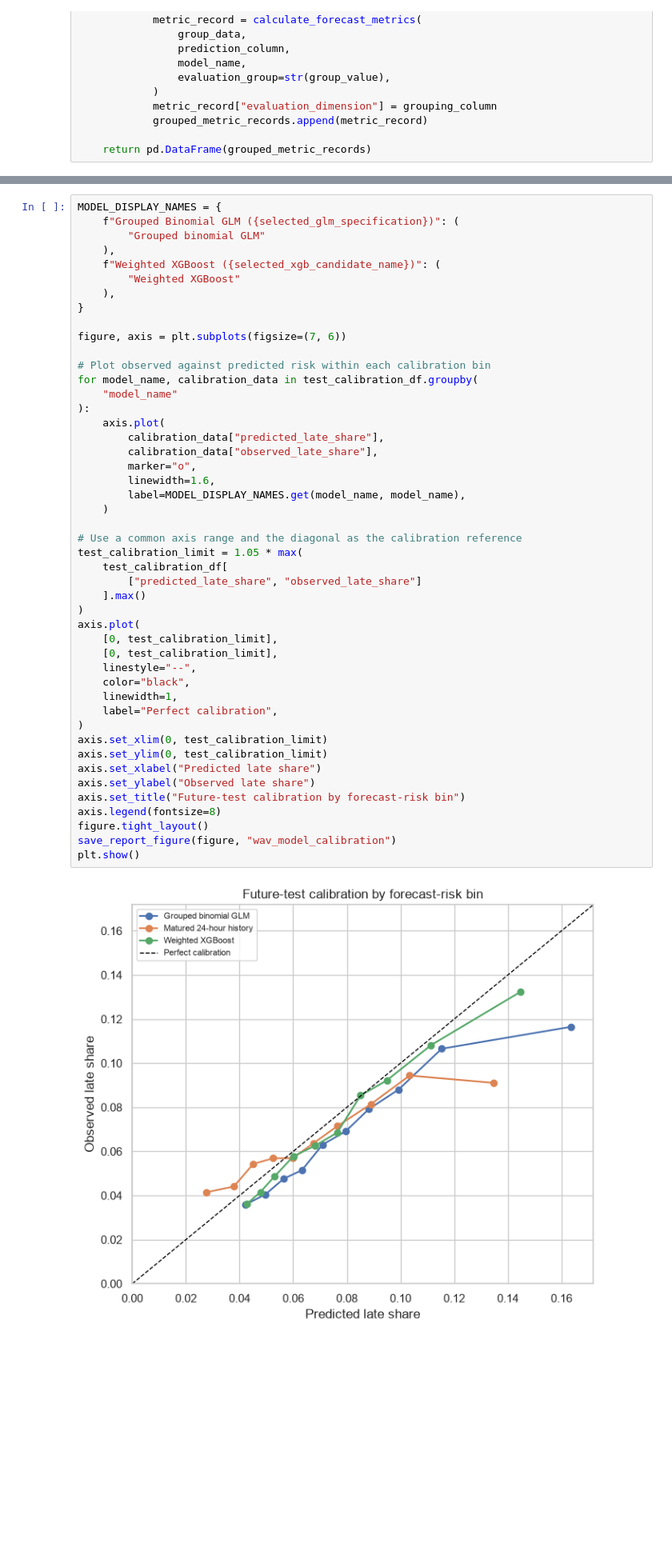
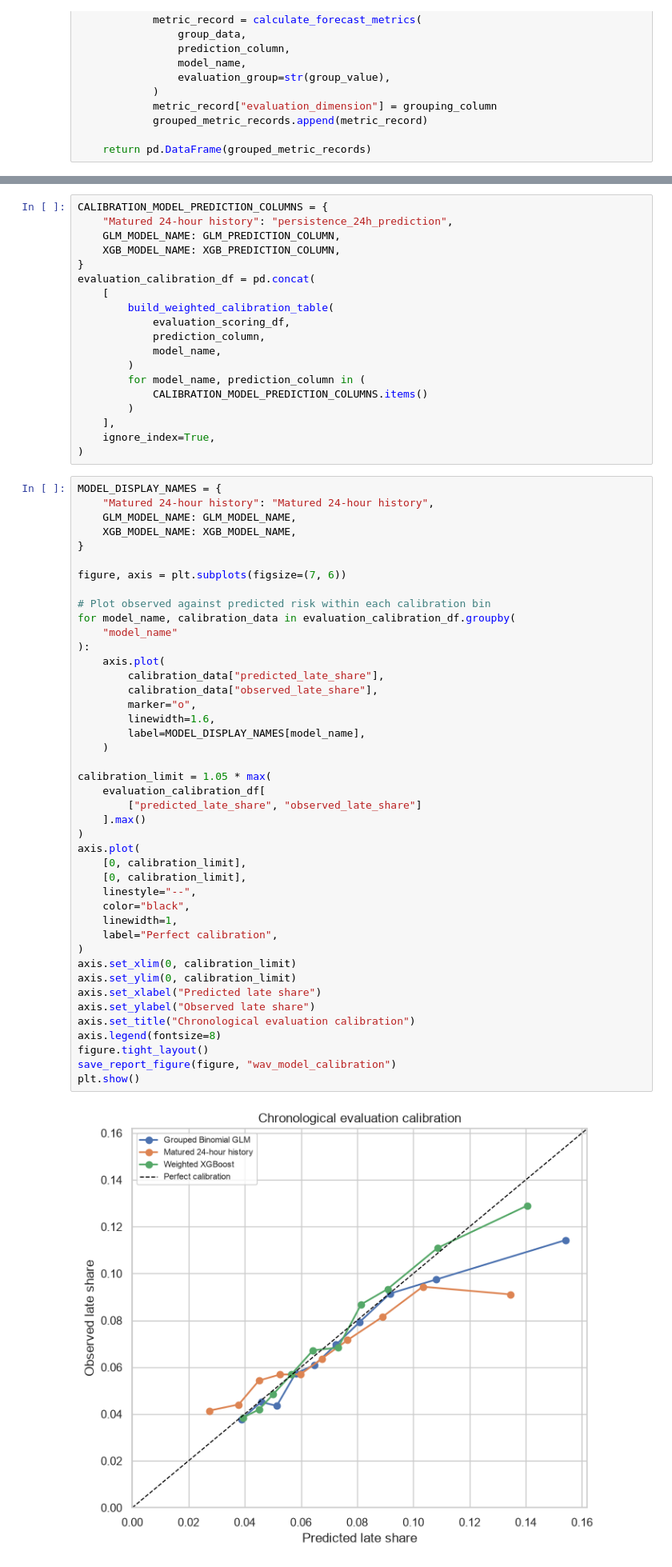
Before and after one commit to LavenderLe7/MAST30034-2026-Project1, a Jupyter notebook: project_analysis.ipynb, the cells around one changed output, grey strips where cells are left out. Shown at 80% size. Cells and saved outputs as stored; diff of their text form; blank space fills up the shorter version.

```diff
--- a/project_analysis.ipynb
+++ b/project_analysis.ipynb
@@ -3899,49 +3999,64 @@ high_risk_performance_df[
+# %%
+CALIBRATION_MODEL_PREDICTION_COLUMNS = {
+    "Matured 24-hour history": "persistence_24h_prediction",
+    GLM_MODEL_NAME: GLM_PREDICTION_COLUMN,
+    XGB_MODEL_NAME: XGB_PREDICTION_COLUMN,
+}
+evaluation_calibration_df = pd.concat(
+    [
+        build_weighted_calibration_table(
+            evaluation_scoring_df,
+            prediction_column,
+            model_name,
+        )
+        for model_name, prediction_column in (
+            CALIBRATION_MODEL_PREDICTION_COLUMNS.items()
+        )
+    ],
+    ignore_index=True,
+)
 # %%
 MODEL_DISPLAY_NAMES = {
-    f"Grouped Binomial GLM ({selected_glm_specification})": (
-        "Grouped binomial GLM"
-    ),
-    f"Weighted XGBoost ({selected_xgb_candidate_name})": (
-        "Weighted XGBoost"
-    ),
+    "Matured 24-hour history": "Matured 24-hour history",
+    GLM_MODEL_NAME: GLM_MODEL_NAME,
+    XGB_MODEL_NAME: XGB_MODEL_NAME,
 }
 
 figure, axis = plt.subplots(figsize=(7, 6))
 
 # Plot observed against predicted risk within each calibration bin
-for model_name, calibration_data in test_calibration_df.groupby(
+for model_name, calibration_data in evaluation_calibration_df.groupby(
     "model_name"
 ):
     axis.plot(
         calibration_data["predicted_late_share"],
         calibration_data["observed_late_share"],
         marker="o",
         linewidth=1.6,
-        label=MODEL_DISPLAY_NAMES.get(model_name, model_name),
+        label=MODEL_DISPLAY_NAMES[model_name],
     )
 
-# Use a common axis range and the diagonal as the calibration reference
-test_calibration_limit = 1.05 * max(
-    test_calibration_df[
+calibration_limit = 1.05 * max(
+    evaluation_calibration_df[
         ["predicted_late_share", "observed_late_share"]
     ].max()
 )
 axis.plot(
-    [0, test_calibration_limit],
-    [0, test_calibration_limit],
+    [0, calibration_limit],
+    [0, calibration_limit],
     linestyle="--",
     color="black",
     linewidth=1,
     label="Perfect calibration",
 )
-axis.set_xlim(0, test_calibration_limit)
-axis.set_ylim(0, test_calibration_limit)
+axis.set_xlim(0, calibration_limit)
+axis.set_ylim(0, calibration_limit)
 axis.set_xlabel("Predicted late share")
 axis.set_ylabel("Observed late share")
-axis.set_title("Future-test calibration by forecast-risk bin")
+axis.set_title("Chronological evaluation calibration")
 axis.legend(fontsize=8)
 figure.tight_layout()
 save_report_figure(figure, "wav_model_calibration")
 plt.show()
 # %% [output]
-[figure, old version]
+[figure, new version]
```
Also changed, not shown: parts of 165 cells of this notebook, 5 other files.
